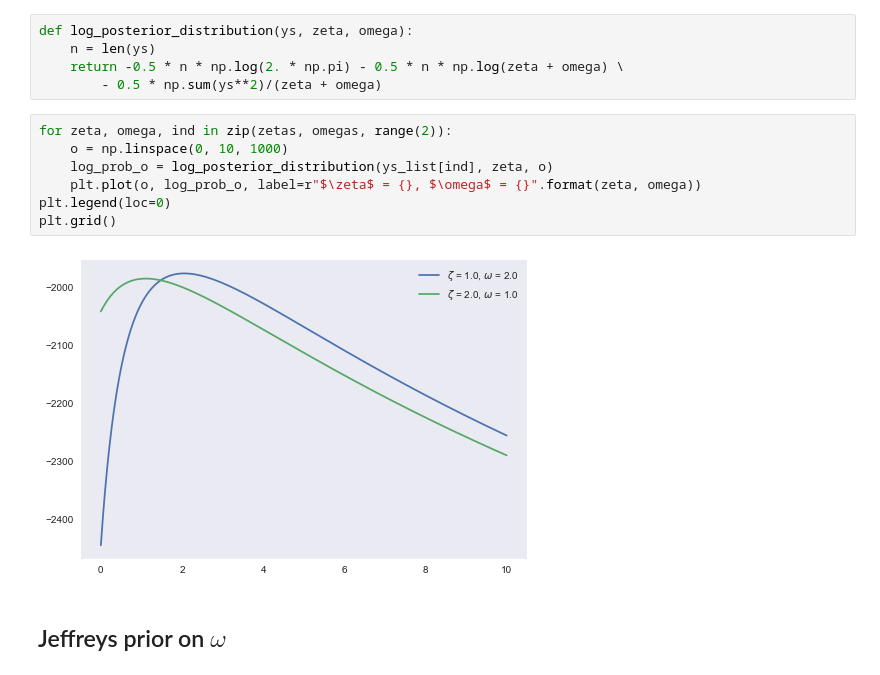
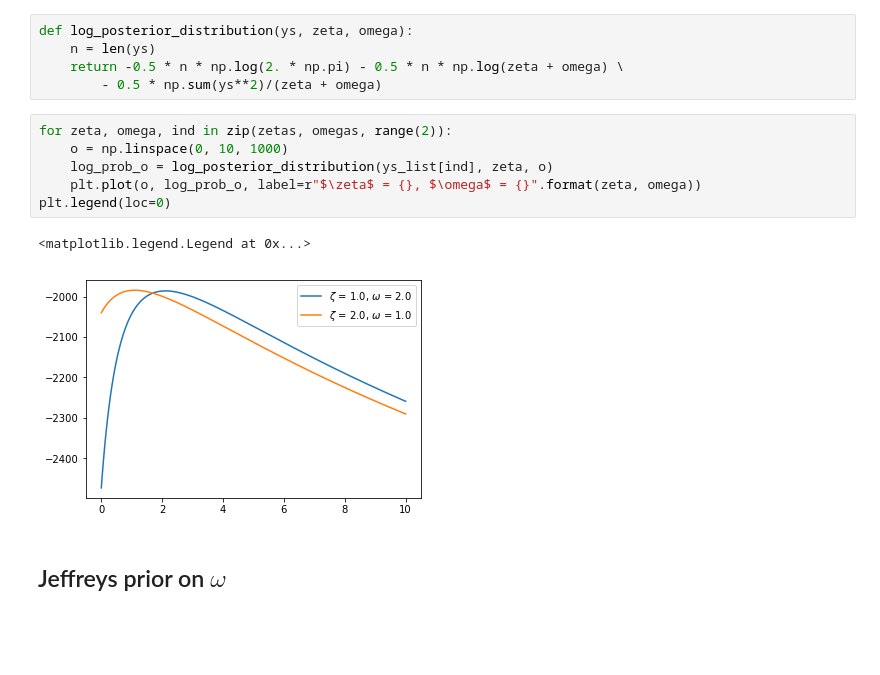
Before and after one commit to tbs1980/research-covariance-matrix-estimation, a Jupyter notebook: notes/univariate_gaussian/jupyter/2017_09_10_univariate_gaussian.ipynb, the cells around one changed output. Drawn from its saved outputs; the diff is of its cells as text; blank space fills up the shorter version.

```diff
--- a/notes/univariate_gaussian/jupyter/2017_09_10_univariate_gaussian.ipynb
+++ b/notes/univariate_gaussian/jupyter/2017_09_10_univariate_gaussian.ipynb
@@ -29,12 +29,12 @@ def log_posterior_distribution(ys, zeta, omega):
 # %%
 for zeta, omega, ind in zip(zetas, omegas, range(2)):
     o = np.linspace(0, 10, 1000)
     log_prob_o = log_posterior_distribution(ys_list[ind], zeta, o)
     plt.plot(o, log_prob_o, label=r"$\zeta$ = {}, $\omega$ = {}".format(zeta, omega))
 plt.legend(loc=0)
-plt.grid()
 # %% [output]
+<matplotlib.legend.Legend at 0x...>
-[figure, old version]
+[figure, new version]
 # %% [markdown]
 ## Jeffreys prior on $\omega$
 # %%
```
Also changed, not shown: parts of 8 cells of this notebook, 2 other files.
